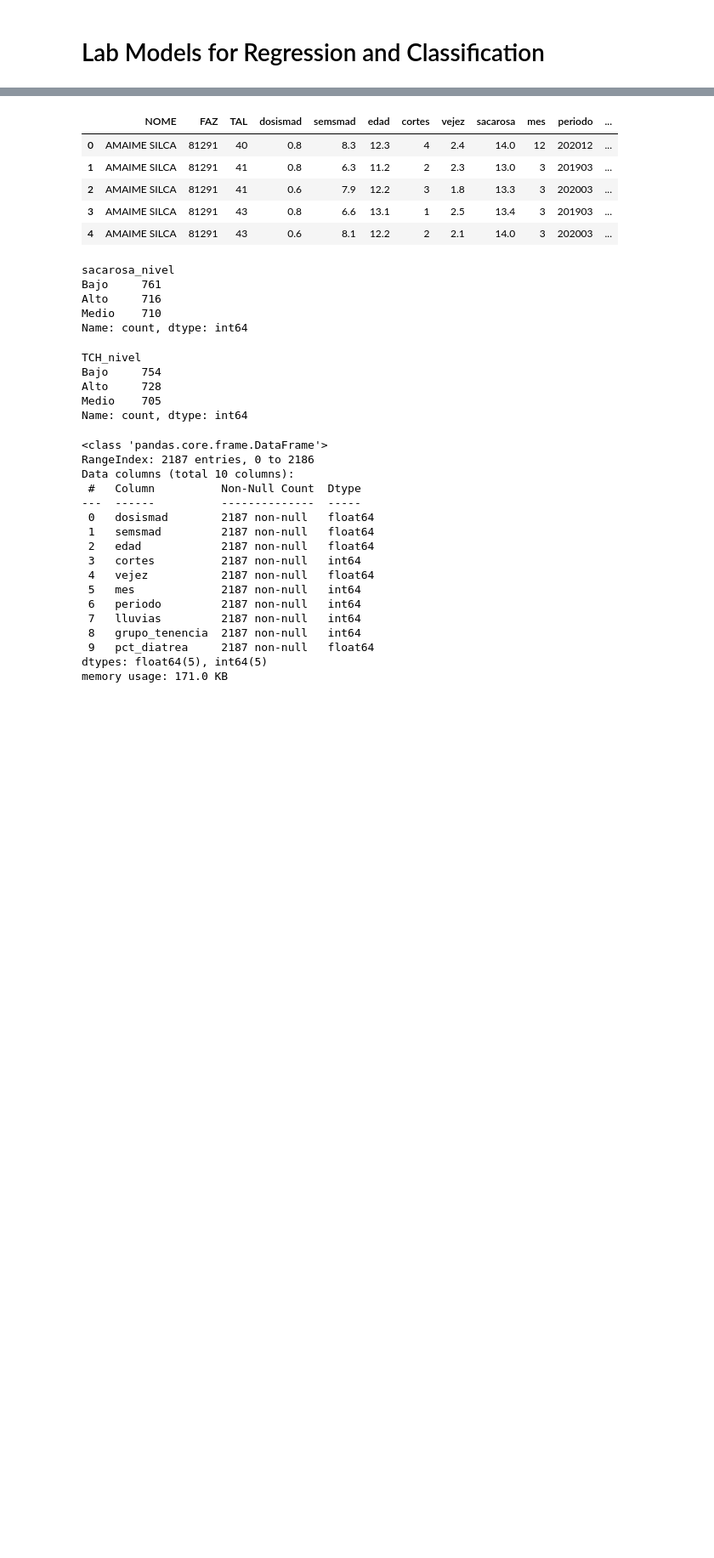
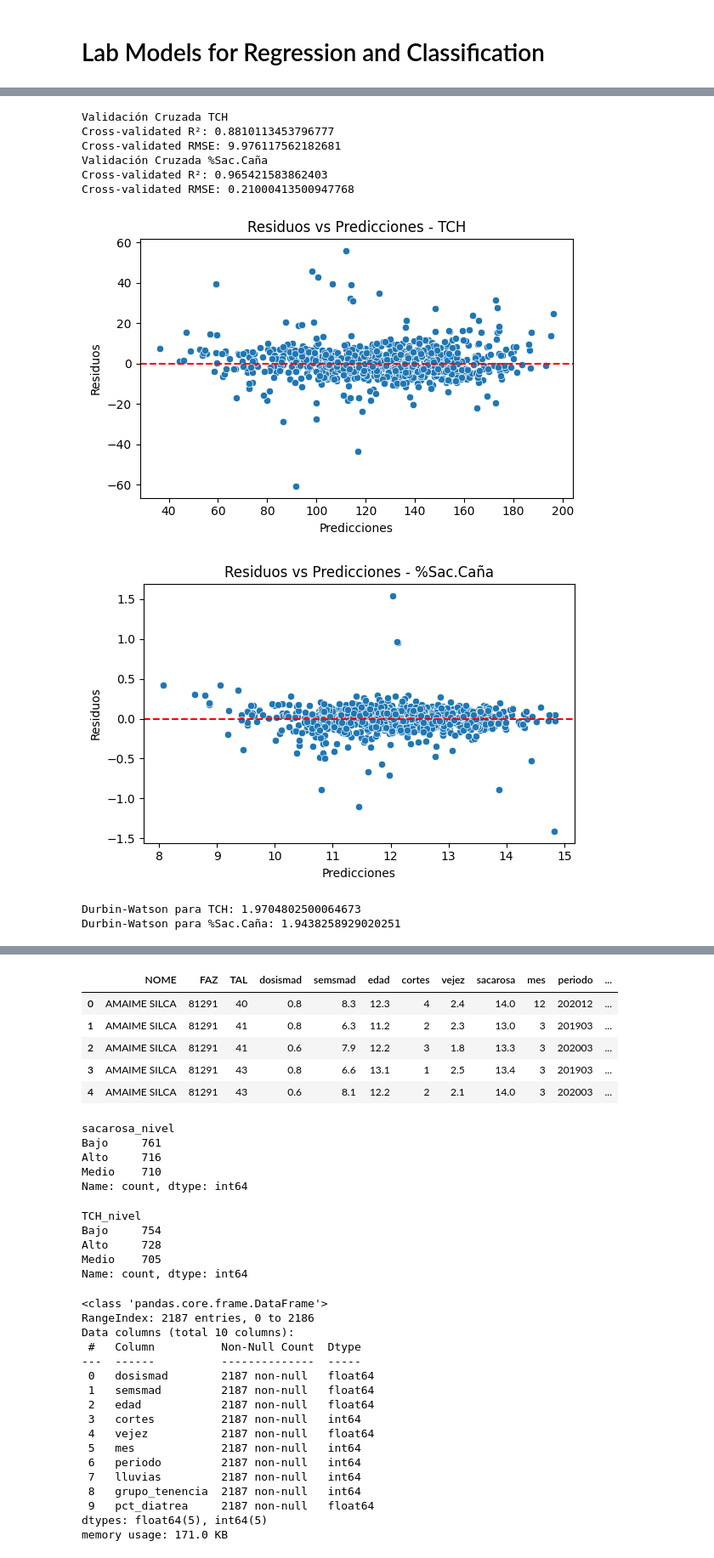
Before and after one commit to SimonGarcia01/sugarmill-analysis, a Jupyter notebook: models/models.ipynb, the cells around one changed output, grey strips where cells are left out. Shown: that part at 85% size. Saved outputs shown, nothing was run; the diff lists cells and outputs as text; code cells hidden in the pictures; blank space fills up the shorter version.

Commit message:
Added regression models

```diff
--- a/models/models.ipynb
+++ b/models/models.ipynb
@@ -15,0 +34,3 @@ from sklearn.model_selection import cross_val_score
+# %%
+model_tch = LinearRegression().fit(X_tch_train, y_tch_train)
+model_sac = LinearRegression().fit(X_sac_train, y_sac_train)
@@ -15,0 +63,20 @@ from sklearn.model_selection import cross_val_score
+# %%
+from sklearn.metrics import mean_squared_error, mean_absolute_error, r2_score
+import numpy as np
+
+# Predicciones
+y_tch_pred = model_tch.predict(X_tch_test)
+y_sac_pred = model_sac.predict(X_sac_test)
+
+# Función de evaluación
+def evaluar_modelo(y_test, y_pred):
+    print("R²:", r2_score(y_test, y_pred))
+    print("RMSE:", np.sqrt(mean_squared_error(y_test, y_pred)))
+    print("MAE:", mean_absolute_error(y_test, y_pred))
+
+# Evaluación de ambos modelos
+print("Evaluación TCH:")
+evaluar_modelo(y_tch_test, y_tch_pred)
+
+print("\nEvaluación %Sac.Caña:")
+evaluar_modelo(y_sac_test, y_sac_pred)
@@ -15,0 +93,55 @@ from sklearn.model_selection import cross_val_score
+# %%
+cv_r2_tch = cross_val_score(model_tch, X_tch, y_tch, cv=5, scoring='r2')
+cv_rmse_tch = -cross_val_score(model_tch, X_tch, y_tch, cv=5, scoring='neg_root_mean_squared_error')
+
+cv_r2_sac = cross_val_score(model_sac, X_sac, y_sac, cv=5, scoring='r2')
+cv_rmse_sac = -cross_val_score(model_sac, X_sac, y_sac, cv=5, scoring='neg_root_mean_squared_error')
+print("Validación Cruzada TCH")
+print("Cross-validated R²:", np.mean(cv_r2_tch))
+print("Cross-validated RMSE:", np.mean(cv_rmse_tch))
+print("Validación Cruzada %Sac.Caña")
+print("Cross-validated R²:", np.mean(cv_r2_sac))
+print("Cross-validated RMSE:", np.mean(cv_rmse_sac))
+# %% [output]
+Validación Cruzada TCH
+Cross-validated R²: 0.8810113453796777
+Cross-validated RMSE: 9.976117562182681
+Validación Cruzada %Sac.Caña
+Cross-validated R²: 0.965421583862403
+Cross-validated RMSE: 0.21000413500947768
+# %%
+import matplotlib.pyplot as plt
+import seaborn as sns
+
+def diagnostico_linealidad(y_test, y_pred, nombre):
+    residuos = y_test - y_pred
+    plt.figure(figsize=(6, 4))
+    sns.scatterplot(x=y_pred, y=residuos)
+    plt.axhline(0, color='red', linestyle='--')
+    plt.xlabel("Predicciones")
+    plt.ylabel("Residuos")
+    plt.title(f"Residuos vs Predicciones - {nombre}")
+    plt.tight_layout()
+    plt.show()
+
+# TCH
+diagnostico_linealidad(y_tch_test, y_tch_pred, "TCH")
+
+# %Sac.Caña
+diagnostico_linealidad(y_sac_test, y_sac_pred, "%Sac.Caña")
+# %% [output]
+[figure, added]
+[figure, added]
+# %%
+from statsmodels.stats.stattools import durbin_watson
+
+# TCH
+dw_tch = durbin_watson(y_tch_test - y_tch_pred)
+print("Durbin-Watson para TCH:", dw_tch)
+
+# %Sac.Caña
+dw_sac = durbin_watson(y_sac_test - y_sac_pred)
+print("Durbin-Watson para %Sac.Caña:", dw_sac)
+# %% [output]
+Durbin-Watson para TCH: 1.9704802500064673
+Durbin-Watson para %Sac.Caña: 1.9438258929020251
```
Also changed, not shown: parts of 46 cells of this notebook.
